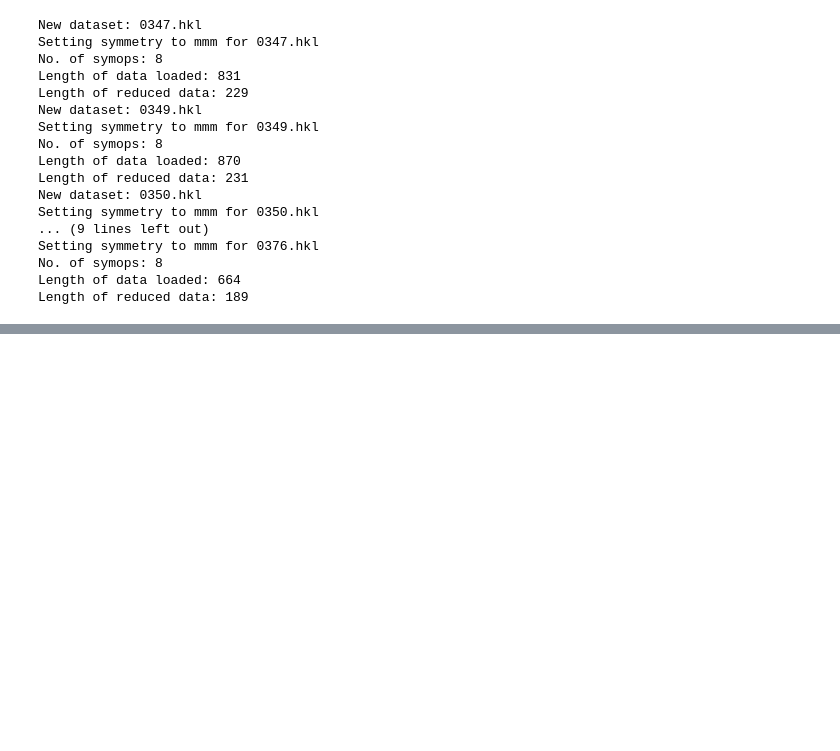
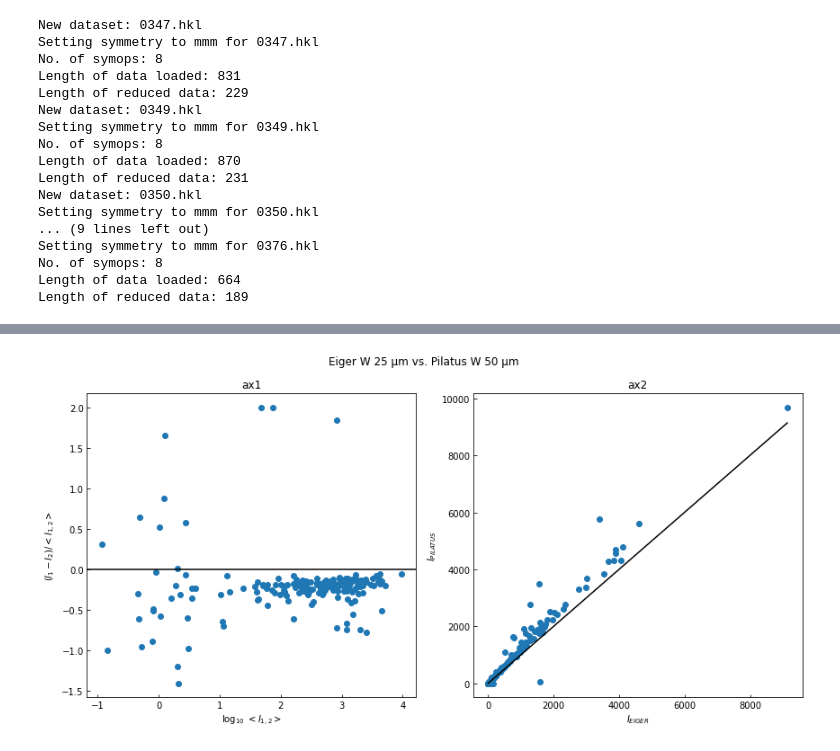
Before and after one commit to SinCrys/sincrys_eiger_pilatus, a Jupyter notebook: all_datasets.ipynb, the cells around one changed output, grey strips where cells are left out. Saved outputs shown, nothing was run; the diff lists cells and outputs as text; code cells hidden in the pictures; blank space fills up the shorter version.

```diff
--- a/all_datasets.ipynb
+++ b/all_datasets.ipynb
@@ -159,0 +215,48 @@ fig.tight_layout()
+# %%
+# merge the datasets based on the hkl-tuples
+data = eiger_w25.data.merge(pilatus_w50.data, how='inner', on=['hkl'], suffixes=('_eig','_pil'), indicator=True)
+# calculate the scalar between them as the sum(intensity1*intensity2)/sum(intensity1)
+# and scale intensity1 to intensity2
+
+
+scale = np.nansum(data['intensity_eig'][data['intensity_eig'] < 1000]*data['intensity_pil'][data['intensity_pil'] < 1000])/np.nansum(np.square(data['intensity_eig'][data['intensity_eig'] < 1000]))
+
+
+
+data['intensity_eig'] *= scale
+
+fig, (ax1, ax2) = plt.subplots(1,2,figsize=(12,6))
+
+data_mean = (data['intensity_eig'] + data['intensity_pil'])/2
+x = np.log10(data_mean)
+
+y = (data['intensity_eig']-data['intensity_pil'])/data_mean
+ax1.axhline(y=0, c='k')
+ax1.scatter(x, y)
+
+ax1.tick_params(direction='in')
+
+ax1.set(xlabel=r'log$_{10}$ $<I_{1,2}>$',
+        ylabel='($I_1 - I_2$)/$<I_{1,2}>$',
+        title='ax1'
+
+      )
+
+# plot a straight line to the maximal value
+ax2.plot([0, data['intensity_eig'].max()], [0, data['intensity_eig'].max()], c='k')
+
+ax2.scatter(data['intensity_eig'], data['intensity_pil'])
+ax2.tick_params(direction='in')
+
+ax2.set(xlabel='$I_{EIGER}$',
+        ylabel='$I_{PILATUS}$',
+        title='ax2'
+       )
+
+
+
+fig.suptitle('Eiger W 25 µm vs. Pilatus W 50 µm')
+fig.tight_layout()
+fig.savefig('EigerW25_PilatusW50.png')
+# %% [output]
+[figure, added]
```
Also changed, not shown: parts of 4 cells of this notebook, 2 other files.
